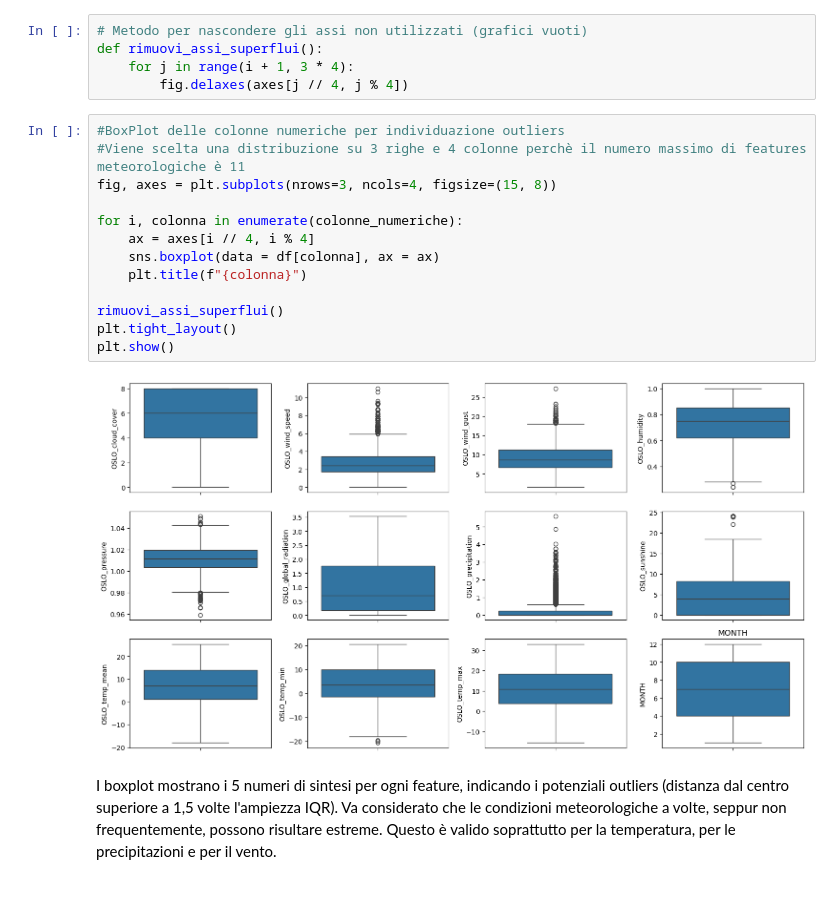
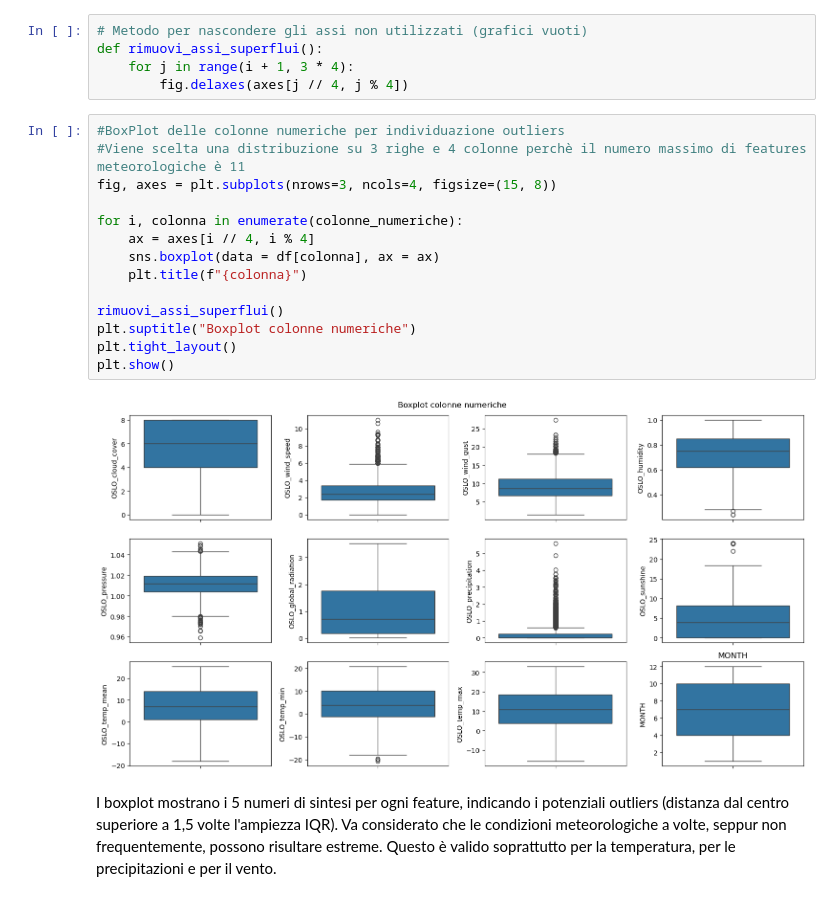
Before and after one commit to aka-buccia/progetto-statistica, a Jupyter notebook: reports/report.ipynb, the cells around one changed output. Drawn from its saved outputs; the diff is of its cells as text.

```diff
--- a/reports/report.ipynb
+++ b/reports/report.ipynb
@@ -215,18 +215,19 @@ def rimuovi_assi_superflui():
 # %%
 #BoxPlot delle colonne numeriche per individuazione outliers
 #Viene scelta una distribuzione su 3 righe e 4 colonne perchè il numero massimo di features meteorologiche è 11
 fig, axes = plt.subplots(nrows=3, ncols=4, figsize=(15, 8))
 
 for i, colonna in enumerate(colonne_numeriche):
     ax = axes[i // 4, i % 4]
     sns.boxplot(data = df[colonna], ax = ax)
     plt.title(f"{colonna}")
 
 rimuovi_assi_superflui()
+plt.suptitle("Boxplot colonne numeriche")
 plt.tight_layout()
 plt.show()
 # %% [output]
-[figure, old version]
+[figure, new version]
 # %% [markdown]
 I boxplot mostrano i 5 numeri di sintesi per ogni feature, indicando i potenziali outliers (distanza dal centro superiore a 1,5 volte l'ampiezza IQR). Va considerato che le condizioni meteorologiche a volte, seppur non frequentemente, possono risultare estreme. Questo è valido soprattutto per la temperatura, per le precipitazioni e per il vento.
 # %% [markdown]
```
Also changed, not shown: parts of 4 cells of this notebook.
